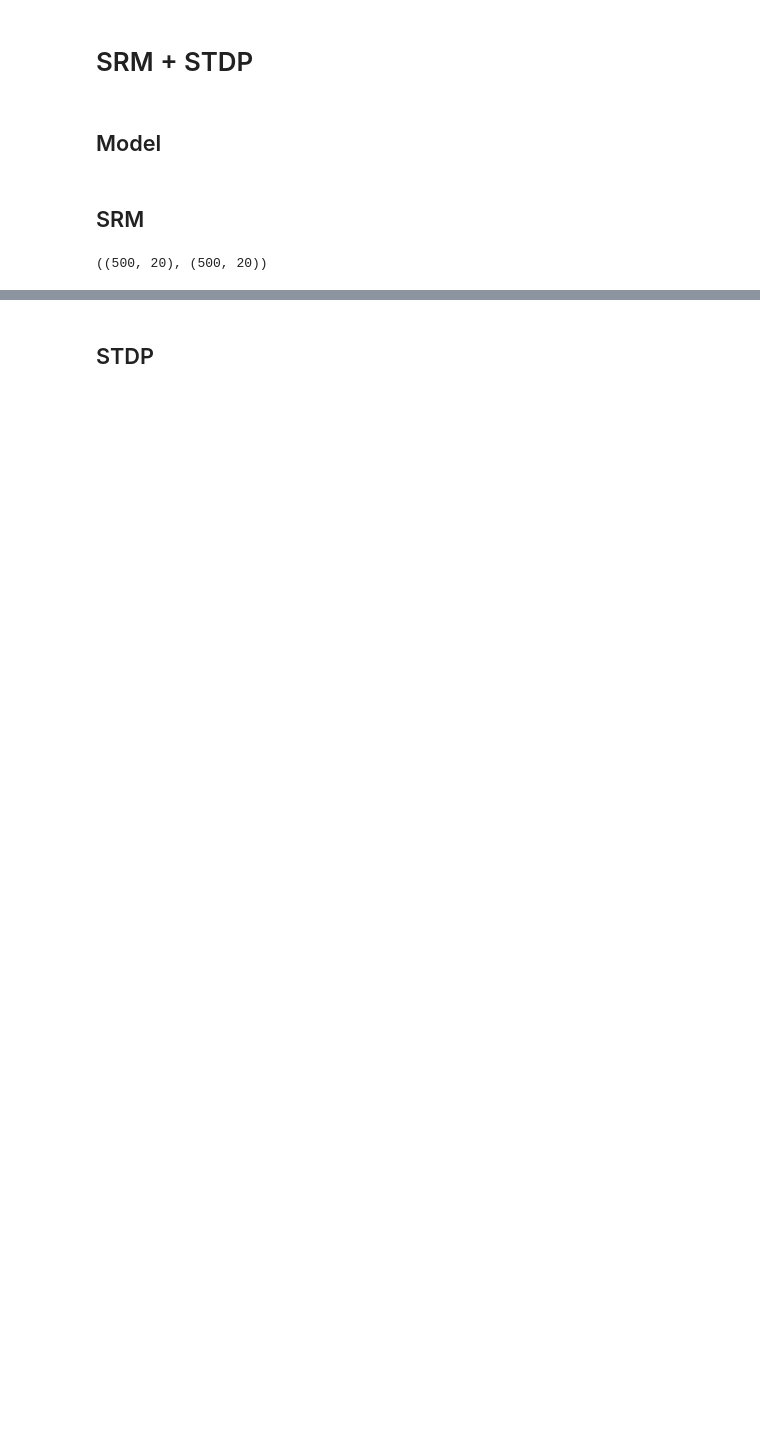
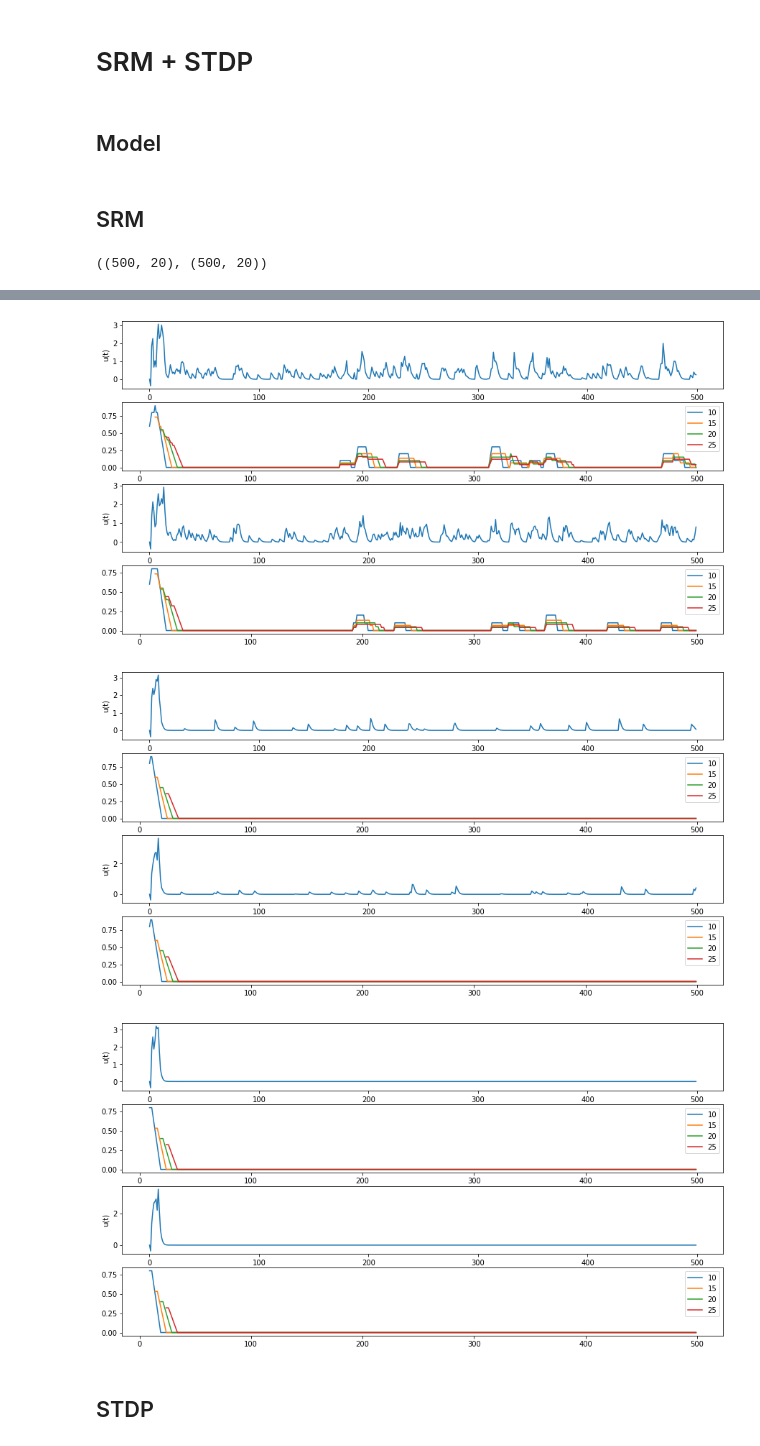
Before and after one commit to stasbel/neuroscience, a Jupyter notebook: task03/task03.ipynb, the cells around one changed output, grey strips where cells are left out. Drawn from its saved outputs; the diff is of its cells as text; code cells hidden in the pictures; blank space fills up the shorter version.

```diff
--- a/task03/task03.ipynb
+++ b/task03/task03.ipynb
@@ -153,2 +169,12 @@ plot(u2, u2_noise)
+# %%
+# Noise experiment.
+model = SRM(50)
+for p in (0.05, 0.5, 0.9):
+    u1_noise = model(noise(x1, p))
+    plot(u1_noise)
+# %% [output]
+[figure, added]
+[figure, added]
+[figure, added]
 # %% [markdown]
 ## STDP
```
Also changed, not shown: parts of 14 cells of this notebook, 1 other file.
